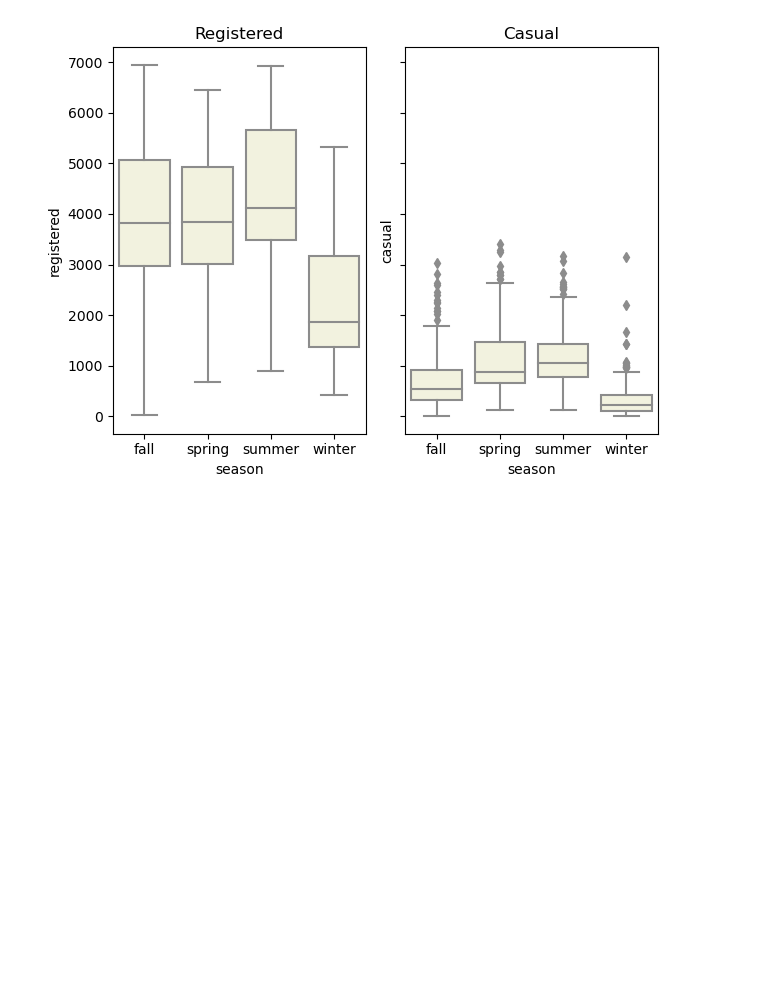
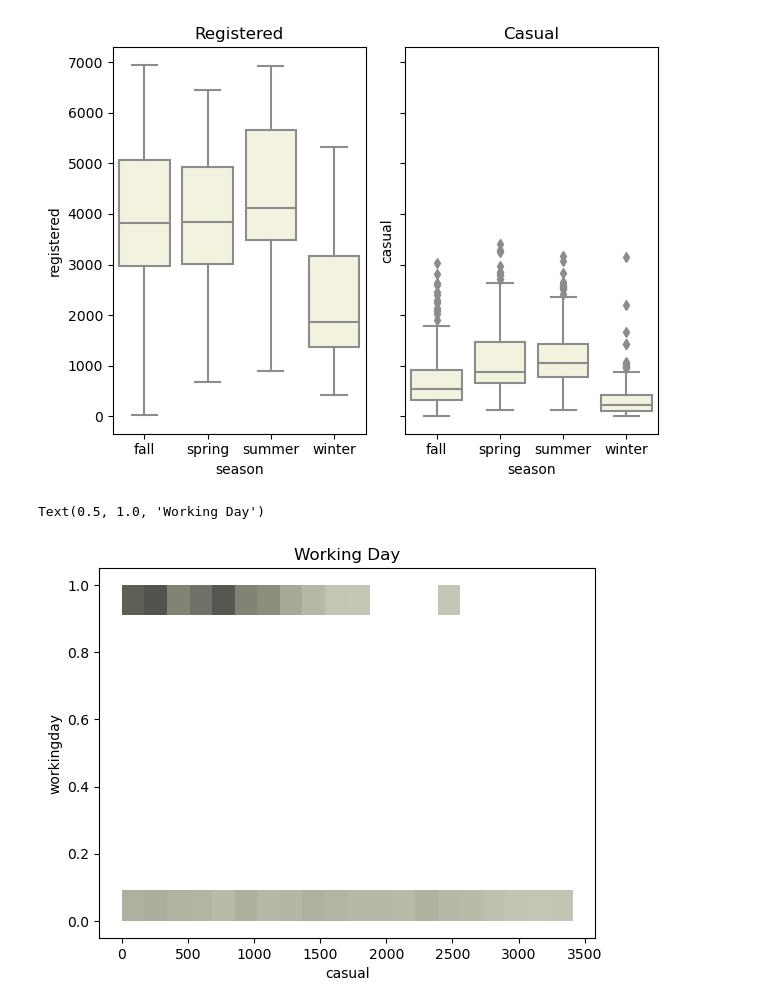
Before and after one commit to NiaLucia/Sprint2, a Jupyter notebook: Bike Project/BikeEDA.ipynb, the cells around one changed output. Drawn from its saved outputs; the diff is of its cells as text; code cells hidden in the pictures; blank space fills up the shorter version.

```diff
--- a/Bike Project/BikeEDA.ipynb
+++ b/Bike Project/BikeEDA.ipynb
@@ -157,3 +170,8 @@ sns.boxplot(ax = axs[1], data=day, x="season", y="casual", color='beige').set_ti
 # %% [output]
 Text(0.5, 1.0, 'Casual')
 [figure]
+# %%
+sns.histplot(data=day, x= "casual", y="workingday", color= 'beige').set_title('Working Day')
+# %% [output]
+Text(0.5, 1.0, 'Working Day')
+[figure, added]
```
Also changed, not shown: parts of 4 cells of this notebook.
